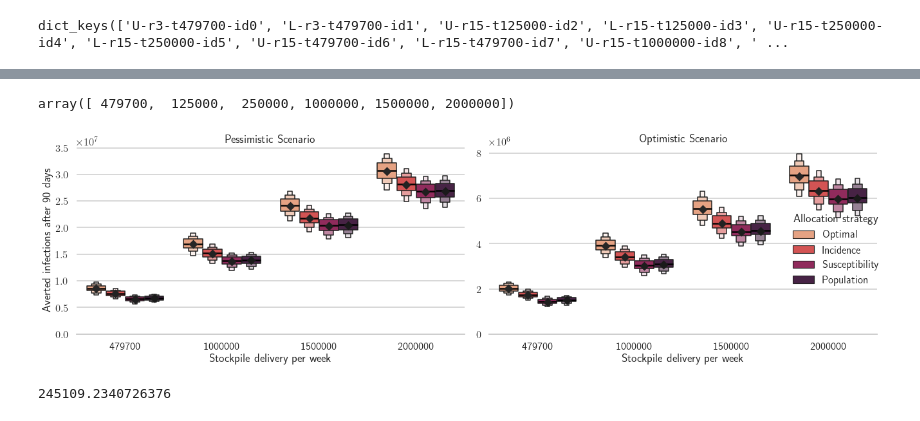
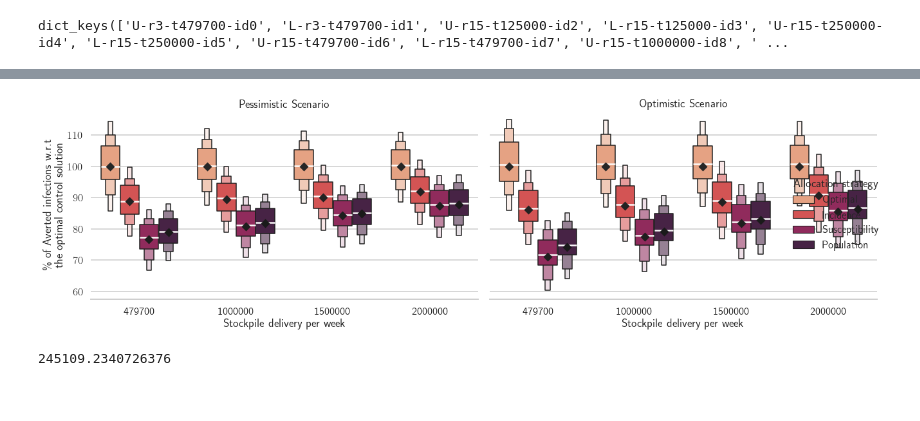
Before and after one commit to jcblemai/COVID-19_italy-vaccination-oc, a Jupyter notebook: analysis_scn.ipynb, the cells around one changed output, grey strips where cells are left out. Cells and saved outputs as stored; diff of their text form; code cells hidden in the pictures.

```diff
--- a/analysis_scn.ipynb
+++ b/analysis_scn.ipynb
@@ -69,13 +54,31 @@ summary
-# %%
-summary['newdoseperweek'].unique()
-# %% [output]
-array([ 479700,  125000,  250000, 1000000, 1500000, 2000000])
+# %%
+import tqdm
+summary['averted-rel'] = 0
+summary_opt = summary[summary['method']=='Optimal']
+for i, row in tqdm.tqdm(summary.iterrows()):
+    summary.loc[i,'averted-rel'] = summary.loc[i,'averted']/float(summary_opt[(summary_opt['post_sample']== summary.loc[i,'post_sample']) &
+            (summary_opt['scenario-beta']== summary.loc[i,'scenario-beta'])&
+            (summary_opt['scenario-rate']== summary.loc[i,'scenario-rate'])
+           & (summary_opt['scenario-tot']== summary.loc[i,'scenario-tot'])]['averted'].values)
+# %%
+import tqdm
+summary['averted-rel2'] = 0
+summary_opt = summary[(summary['method']=='Optimal') & (summary['post_sample']== 101)]
+for i, row in tqdm.tqdm(summary.iterrows()):
+    summary.loc[i,'averted-rel2'] = summary.loc[i,'averted']/float(summary_opt[
+            (summary_opt['scenario-beta']== summary.loc[i,'scenario-beta'])&
+            (summary_opt['scenario-rate']== summary.loc[i,'scenario-rate'])
+           & (summary_opt['scenario-tot']== summary.loc[i,'scenario-tot'])]['averted'].values)
+# %%
+summary['averted-rel2'] = summary['averted-rel2']*100
+# %%
+summary['averted-rel'] = summary['averted-rel']*100
 # %%
 methods = ['opi', 'finc', 'pinc', 'fsus', 'psus','fincpp', 'pincpp', 'fsuspp', 'psuspp', 'ppop', 'fpop']
 #methods = ['opi', 'finc','fincpp', 'pincpp']
 methods = ['opi', 'pinc','ppop', 'psus']
 
-toplot = "averted"
+toplot = "averted-rel2"
 #var_x = "scenario-rate"
 var_x = "newdoseperweek"
 
@@ -94,7 +97,7 @@ mpl.rc('text', usetex=True)
 #mpl.rc('legend', fontsize=24)
 
 
-grid = sns.FacetGrid(smry, col="scenario-beta",  palette="mako", height=5.5, aspect = 1.5, col_wrap=2, sharey=False,sharex=True)
+grid = sns.FacetGrid(smry, col="scenario-beta",  palette="mako", height=5.5, aspect = 1.5, col_wrap=2, sharey=True,sharex=True)
 def quantile_plot(index, reduction, method, scn_beta, **kwargs):
 
     g = sns.boxenplot(
@@ -110,13 +113,13 @@ def quantile_plot(index, reduction, method, scn_beta, **kwargs):
 
         )
     ax = plt.gca()
-    ax.set_ylim(0)
+    #ax.set_ylim(0)
     plt.setp(ax.lines, zorder=100)
     plt.setp(ax.collections, zorder=100, label="")
     plt.legend()
 
     for line in ax.get_lines():
-        line.set_color('black')
+        line.set_color('white')
         line.set_linewidth(2.5)
         line.set_alpha(10)
 
@@ -135,32 +138,33 @@ def quantile_plot(index, reduction, method, scn_beta, **kwargs):
         x=var_x,
         y=toplot,
         data = smry[(smry['post_sample']==101) & (smry['scenario-beta']==scn_beta.unique()[0])],
         dodge=.63,
         hue="method",
         jitter=False,
         #ax = ax,
        color = 'k',
         #palette="husl",
         marker="D",   # passed to https://matplotlib.org/api/_as_gen/matplotlib.axes.Axes.scatter.html#matplotlib.axes.Axes.scatter
         s=10,
         linewidths = 10,
         edgecolors = 'k',
         zorder=100000,
     )
 grid.map(quantile_plot, "newdoseperweek", toplot, "method", "scenario-beta")#, marker="o")
 
 
 for ax in grid.axes.flat:
     for label in ax.get_xticklabels():
         label.set_rotation(0)
 
 # Adjust the arrangement of the plots
 #grid.fig.suptitle(run_name)
 grid.despine(left=True)
 
-grid.set_axis_labels("Stockpile delivery per week","Averted infections after 90 days",)
+#grid.set_axis_labels("Stockpile delivery per week","Averted infections after 90 days",)
+grid.set_axis_labels("Stockpile delivery per week","\% of Averted infections  w.r.t  \n the optimal control solution",)
 grid.set_titles(col_template="{col_name} Scenario", row_template="{row_name}")
 grid.fig.tight_layout(w_pad=1)
 grid.fig.savefig(f'figures/scenarios_perturb_all.pdf')
 # %% [output]
-[figure, old version]
+[figure, new version]
```
Also changed, not shown: parts of 4 cells of this notebook, 4 other files.
